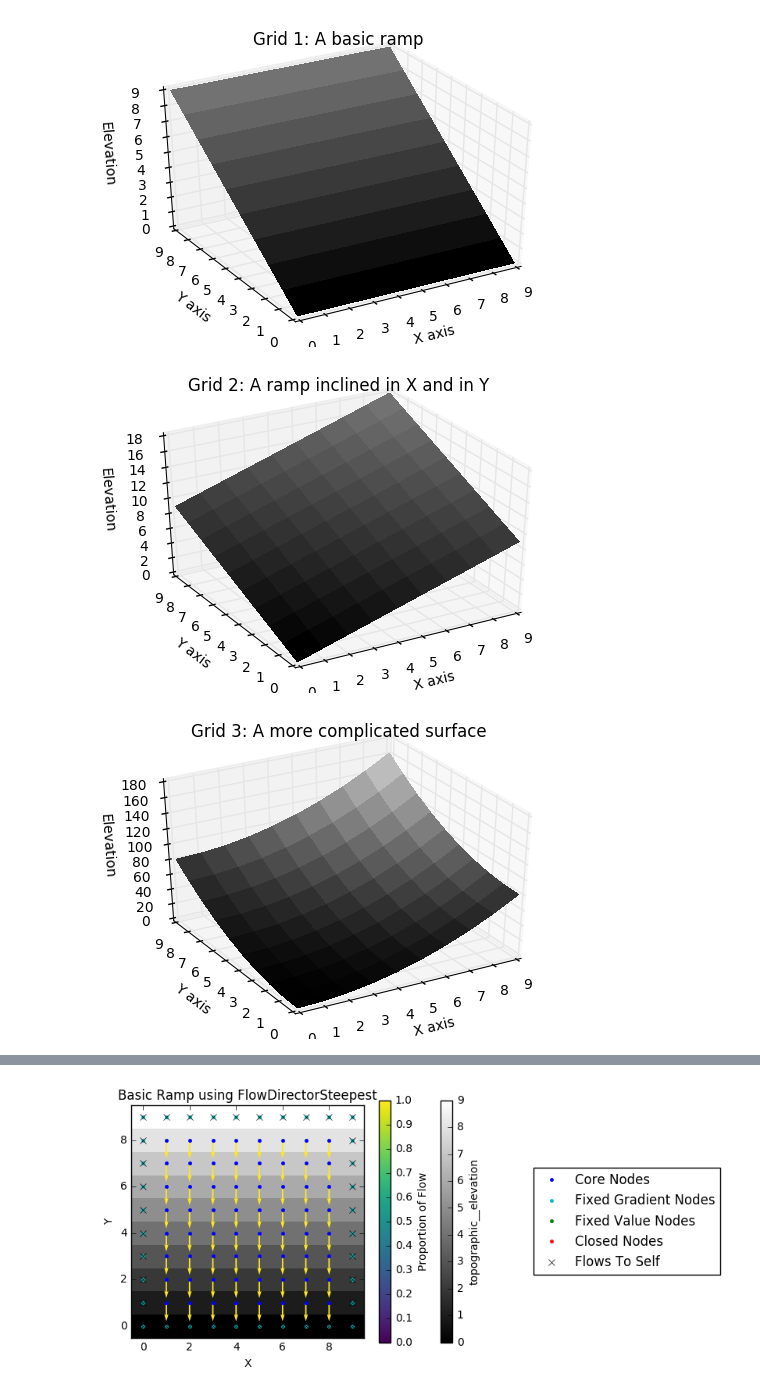
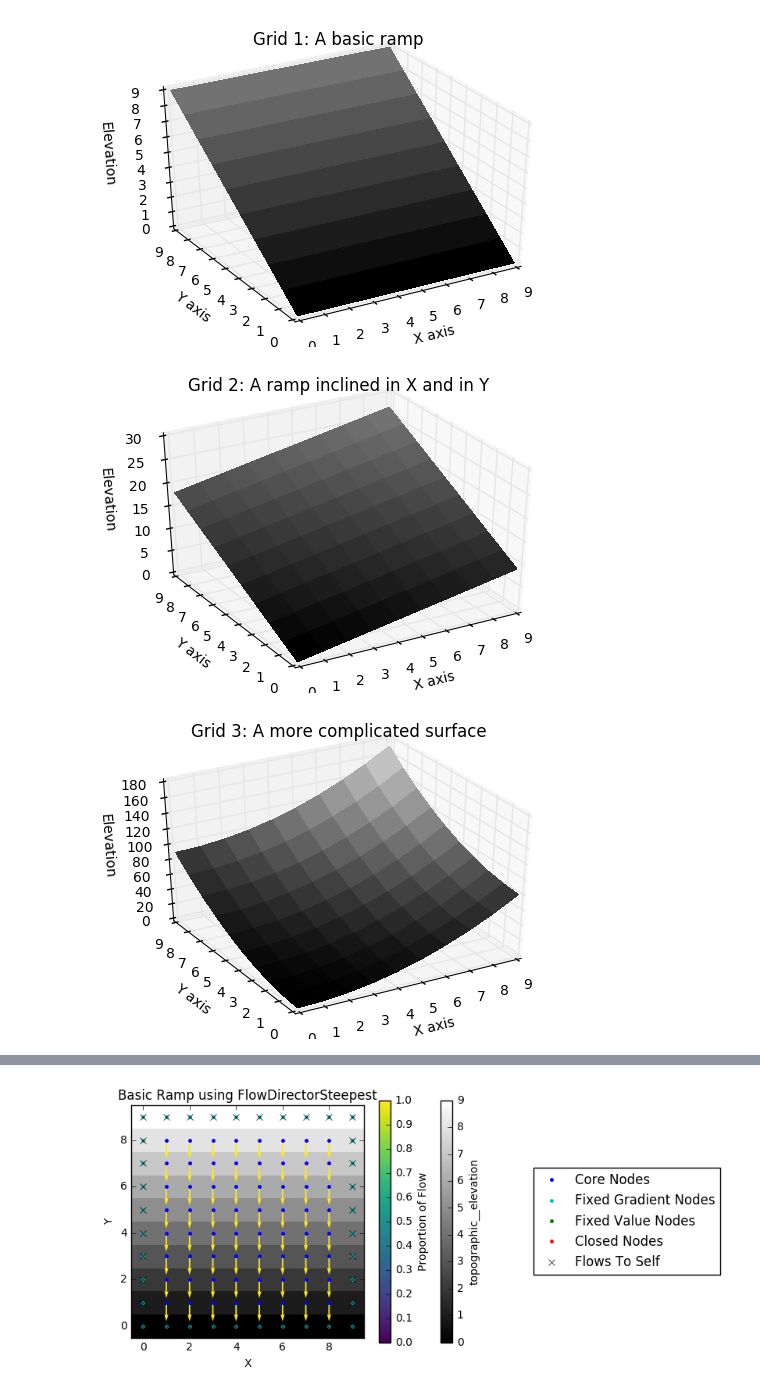
Before and after one commit to landlab/tutorials, a Jupyter notebook: flow_direction_and_accumulation/Comparison of FlowDirectors.ipynb, the cells around one changed output, grey strips where cells are left out. Drawn from its saved outputs; the diff is of its cells as text; code cells hidden in the pictures.

```diff
--- a/flow_direction_and_accumulation/Comparison of FlowDirectors.ipynb
+++ b/flow_direction_and_accumulation/Comparison of FlowDirectors.ipynb
@@ -80,19 +80,19 @@ surf_plot(mg1, title='Grid 1: A basic ramp')
 # %%
 mg2 = RasterModelGrid((10,10), spacing=(1, 1))
 _ = mg2.add_field('topographic__elevation',
-                  mg2.node_x + mg2.node_y,
+                  mg2.node_x + 2.*mg2.node_y,
                   at = 'node')
 surf_plot(mg2, title='Grid 2: A ramp inclined in X and in Y')
 # %% [output]
-[figure, old version]
+[figure, new version]
 # %%
 mg3 = RasterModelGrid((10,10), spacing=(1, 1))
 _ = mg3.add_field('topographic__elevation',
-                  mg3.node_x**2 + mg3.node_y**2,
+                  mg3.node_x**2 + mg3.node_y**2 + mg3.node_y ,
                   at = 'node')
 surf_plot(mg3, title='Grid 3: A more complicated surface')
 # %% [output]
-[figure, old version]
+[figure, new version]
 # %% [markdown]
 # Comparing the different methods for each grid
 
```
Also changed, not shown: parts of 40 cells of this notebook, 2 other files.
